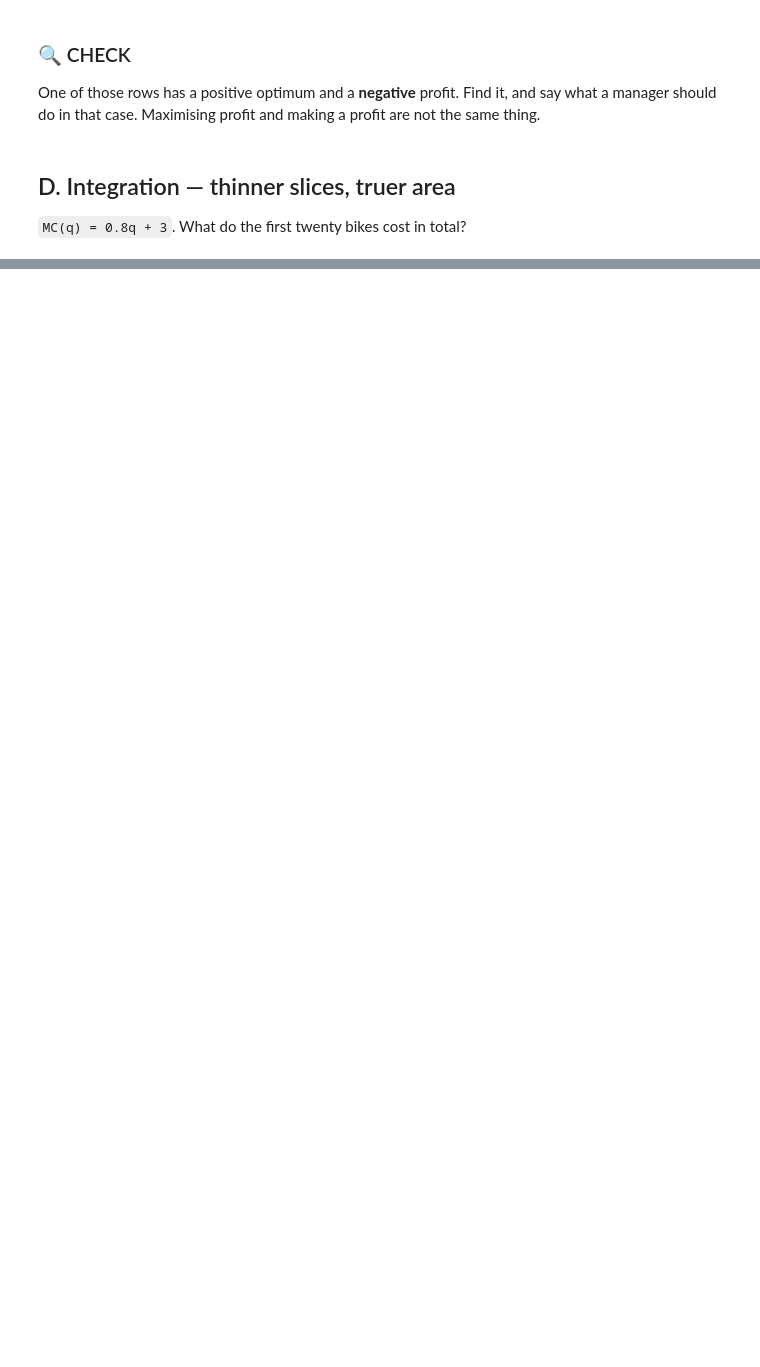
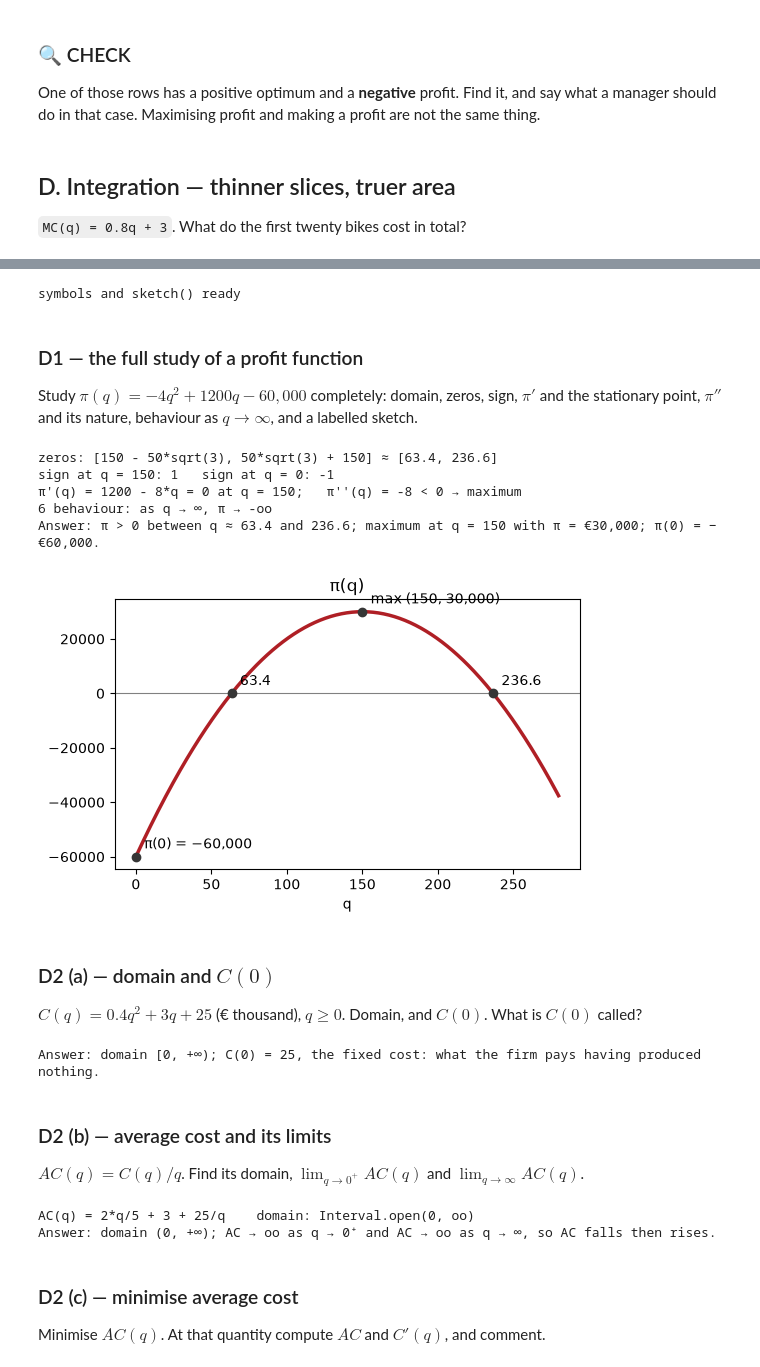
Before and after one commit to NiccoloSalvini/ese-qnb, a Jupyter notebook: week-03/session.ipynb, the cells around one changed output, grey strips where cells are left out. Saved outputs shown, nothing was run; the diff lists cells and outputs as text; code cells hidden in the pictures; blank space fills up the shorter version.

```diff
--- a/week-03/session.ipynb
+++ b/week-03/session.ipynb
@@ -93,0 +134,75 @@ print("π(150) − π(100)  =", pi.subs(q, 150) - pi.subs(q, 100), " ← the sam
+# %%
+# Symbols used in every drill below (real numbers, as on paper)
+q, x, c = sp.symbols('q x c', real=True)
+
+def sketch(f, var, a, b, title, points=(), asymptote=None):
+    # draw f between a and b, mark the (value, label) points, dash a vertical asymptote
+    xs = np.linspace(a, b, 400)
+    plt.figure(figsize=(6, 3.5))
+    plt.plot(xs, sp.lambdify(var, f, "numpy")(xs), color="#AF1F25", lw=2.5)
+    plt.axhline(0, color="grey", lw=0.8)
+    if asymptote is not None:
+        plt.axvline(asymptote, color="#363636", ls="--", lw=1)
+    for px, label in points:
+        py = float(f.subs(var, px))
+        plt.plot(px, py, "o", color="#363636")
+        plt.annotate(label, (px, py), textcoords="offset points", xytext=(6, 6))
+    plt.title(title); plt.xlabel(str(var)); plt.show()
+
+print("symbols and sketch() ready")
+# %% [output]
+symbols and sketch() ready
+# %% [markdown]
+### D1 — the full study of a profit function
+Study $\pi(q) = -4q^2 + 1200q - 60{,}000$ completely: domain, zeros, sign, $\pi'$ and the stationary point, $\pi''$ and its nature, behaviour as $q \to \infty$, and a labelled sketch.
+# %%
+pi = -4*q**2 + 1200*q - 60000
+# 1 domain: a polynomial, every real q (for a quantity, q >= 0)
+zeros = sorted(sp.solve(pi, q))                        # 2 zeros
+print("zeros:", zeros, "≈", [round(float(z), 1) for z in zeros])
+# 3 sign: a = -4 < 0, so positive between the zeros; test one point inside, one outside
+print("sign at q = 150:", sp.sign(pi.subs(q, 150)), "  sign at q = 0:", sp.sign(pi.subs(q, 0)))
+d1 = sp.diff(pi, q)                                    # 4 stationary point
+q_star = sp.solve(d1, q)[0]
+d2 = sp.diff(pi, q, 2)                                 # 5 nature
+print(f"π'(q) = {d1} = 0 at q = {q_star};   π''(q) = {d2} < 0 → maximum")
+top = int(pi.subs(q, q_star))
+print("6 behaviour: as q → ∞, π →", sp.limit(pi, q, sp.oo))
+assert [round(float(z), 1) for z in zeros] == [63.4, 236.6] and q_star == 150 and top == 30000
+print(f"Answer: π > 0 between q ≈ 63.4 and 236.6; maximum at q = {q_star} with π = €{top:,}; π(0) = −€60,000.")
+sketch(pi, q, 0, 280, "π(q)", [(0, "π(0) = −60,000"), (zeros[0], "63.4"), (zeros[1], "236.6"), (150, "max (150, 30,000)")])
+# %% [output]
+zeros: [150 - 50*sqrt(3), 50*sqrt(3) + 150] ≈ [63.4, 236.6]
+sign at q = 150: 1   sign at q = 0: -1
+π'(q) = 1200 - 8*q = 0 at q = 150;   π''(q) = -8 < 0 → maximum
+6 behaviour: as q → ∞, π → -oo
+Answer: π > 0 between q ≈ 63.4 and 236.6; maximum at q = 150 with π = €30,000; π(0) = −€60,000.
+[figure, added]
+# %% [markdown]
+### D2 (a) — domain and $C(0)$
+$C(q) = 0.4q^2 + 3q + 25$ (€ thousand), $q \ge 0$. Domain, and $C(0)$. What is $C(0)$ called?
+# %%
+C = sp.Rational(2, 5)*q**2 + 3*q + 25       # 0.4 written as 2/5 so sympy stays exact
+# a polynomial is defined everywhere; a quantity cannot be negative → [0, +∞)
+fixed = C.subs(q, 0)
+assert fixed == 25
+print(f"Answer: domain [0, +∞); C(0) = {fixed}, the fixed cost: what the firm pays having produced nothing.")
+# %% [output]
+Answer: domain [0, +∞); C(0) = 25, the fixed cost: what the firm pays having produced nothing.
+# %% [markdown]
+### D2 (b) — average cost and its limits
+$AC(q) = C(q)/q$. Find its domain, $\lim_{q\to 0^+} AC(q)$ and $\lim_{q\to\infty} AC(q)$.
+# %%
+AC = sp.expand(C / q)
+dom = sp.calculus.util.continuous_domain(AC, q, sp.Interval(0, sp.oo))
+lim0 = sp.limit(AC, q, 0, '+')        # fixed cost spread over almost nothing
+limoo = sp.limit(AC, q, sp.oo)        # the 0.4q term takes over
+print("AC(q) =", AC, "   domain:", dom)
+assert dom == sp.Interval.open(0, sp.oo) and lim0 == sp.oo and limoo == sp.oo
+print(f"Answer: domain (0, +∞); AC → {lim0} as q → 0⁺ and AC → {limoo} as q → ∞, so AC falls then rises.")
+# %% [output]
+AC(q) = 2*q/5 + 3 + 25/q    domain: Interval.open(0, oo)
+Answer: domain (0, +∞); AC → oo as q → 0⁺ and AC → oo as q → ∞, so AC falls then rises.
+# %% [markdown]
+### D2 (c) — minimise average cost
+Minimise $AC(q)$. At that quantity compute $AC$ and $C'(q)$, and comment.
```
Also changed, not shown: parts of 68 cells of this notebook, 19 other files.
